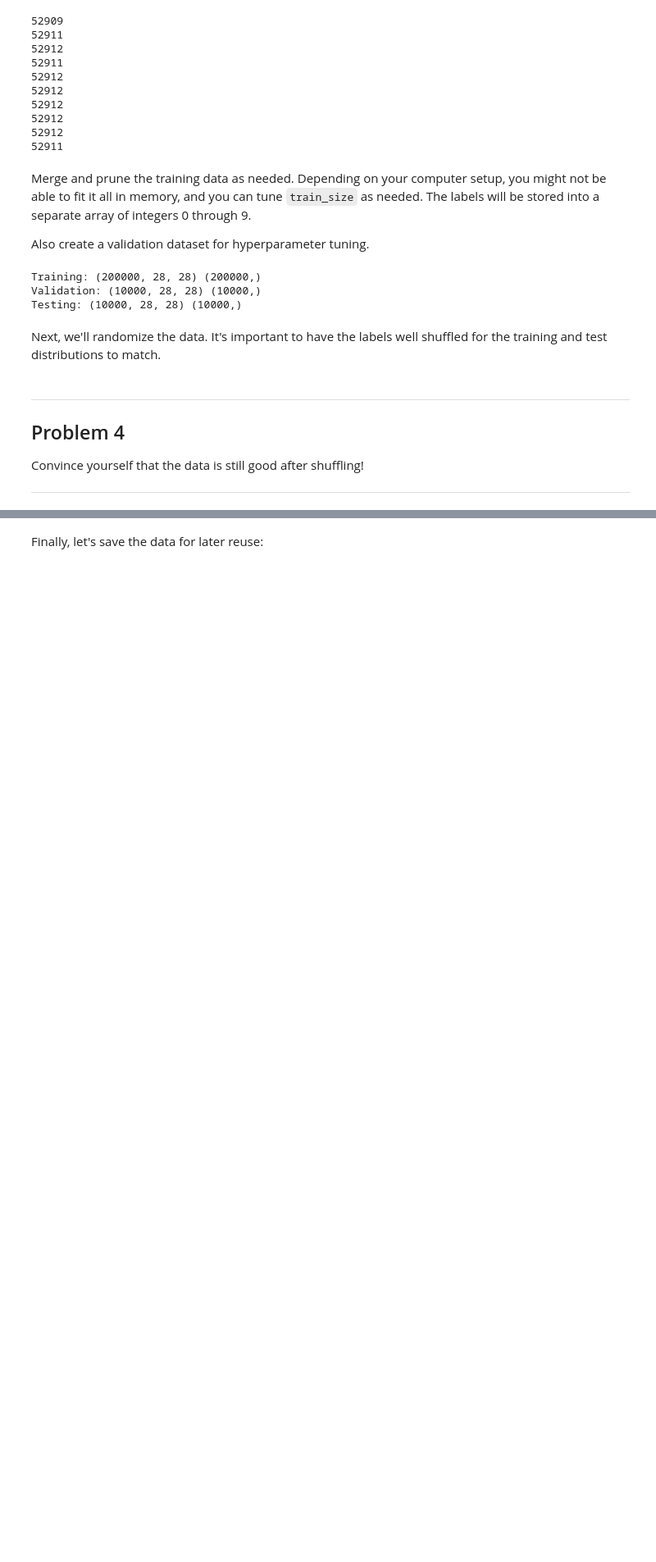
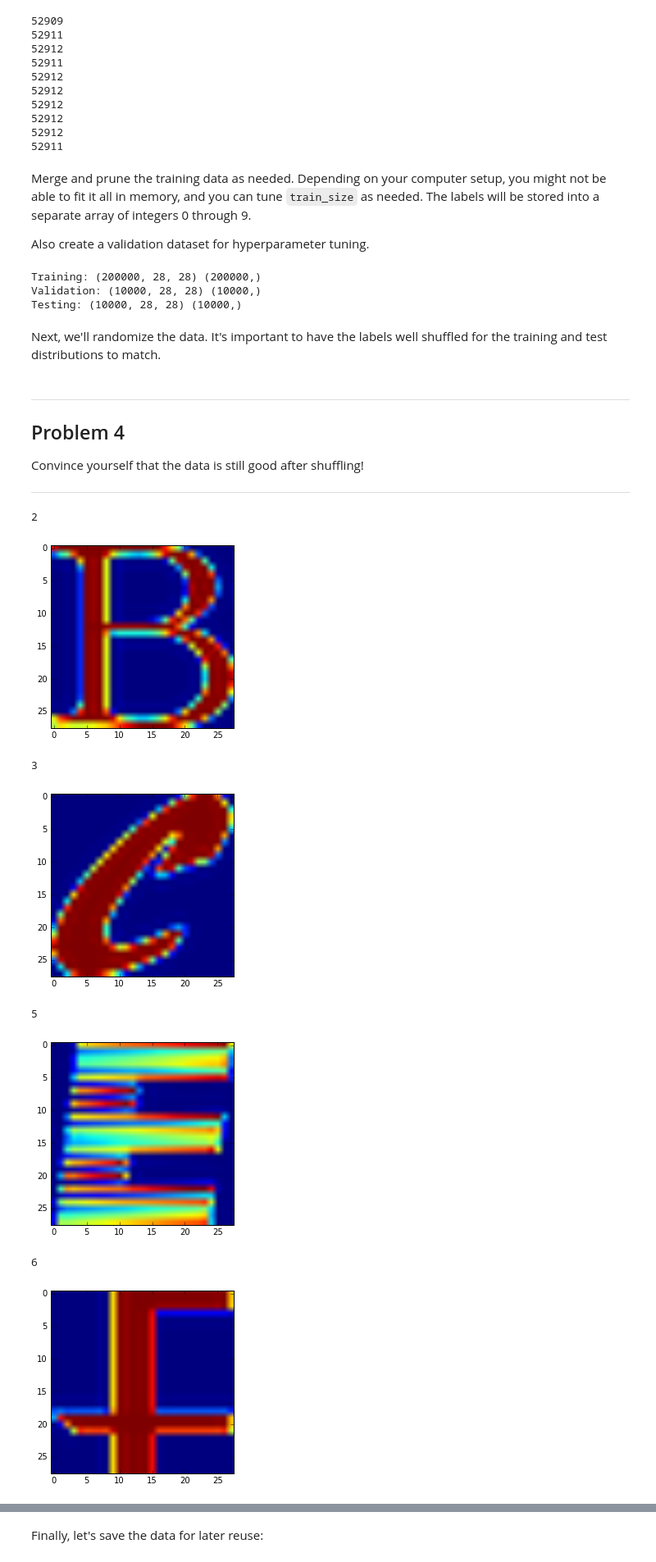
Before and after one commit to didw/DeepLearning-udacity-, a Jupyter notebook: 1_notmnist.ipynb, the cells around one changed output, grey strips where cells are left out. Shown at 82% size. Drawn from its saved outputs; the diff is of its cells as text; code cells hidden in the pictures; blank space fills up the shorter version.

```diff
--- a/1_notmnist.ipynb
+++ b/1_notmnist.ipynb
@@ -317,7 +317,16 @@ Convince yourself that the data is still good after shuffling!
 ---
 # %%
 %matplotlib inline
-for i in xrange(1,len(train_labels[i]),100):
-    print(train_labels[i])
+for i in range(1,len(train_labels),10000):
+    print(train_labels[i]+1)
     plt.imshow(train_dataset[i])
     plt.show()
+# %% [output]
+2
+[figure, added]
+3
+[figure, added]
+5
+[figure, added]
+6
+[figure, added]
```
Also changed, not shown: parts of 17 cells of this notebook.
